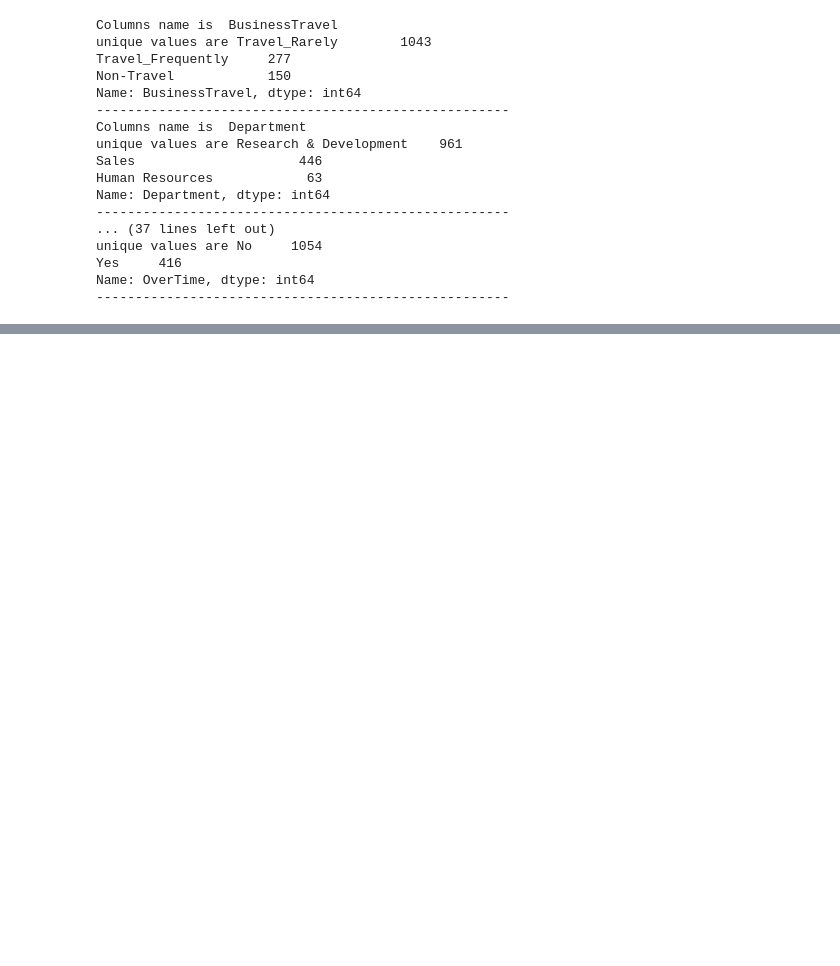
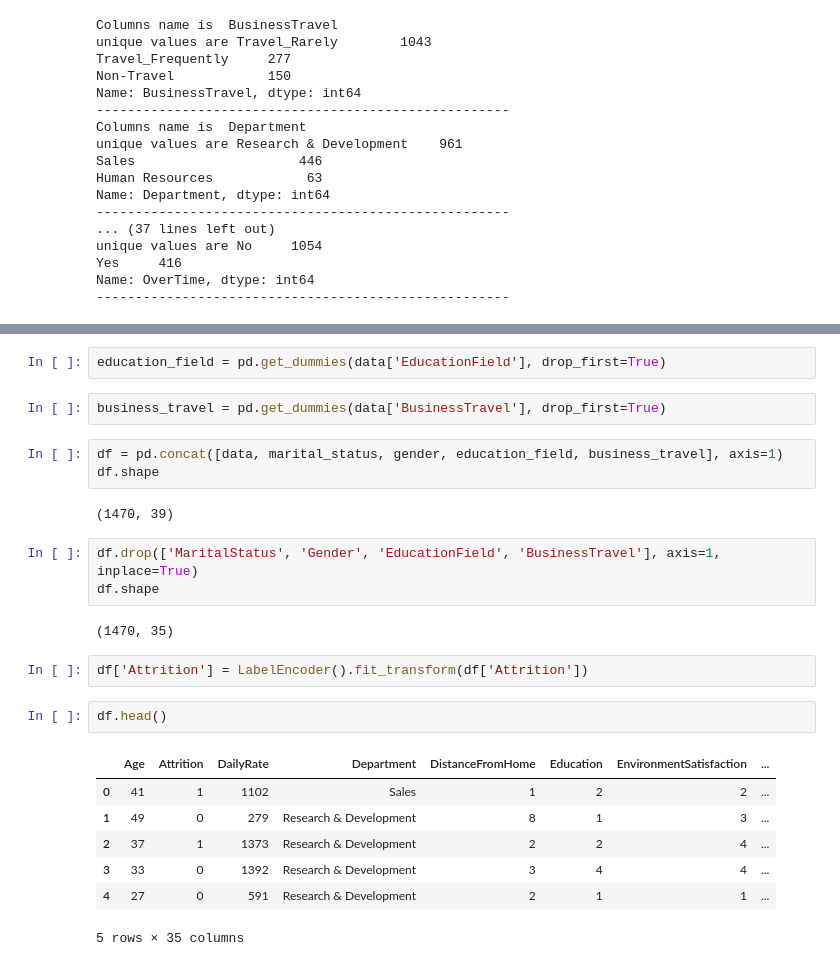
Before and after one commit to Chetan-Sagathiya/Employee-Attrition-Prediction, a Jupyter notebook: Employee-Attrition.ipynb, the cells around one changed output, grey strips where cells are left out. Saved outputs shown, nothing was run; the diff lists cells and outputs as text; blank space fills up the shorter version.

Commit message:
data cleaning

```diff
--- a/Employee-Attrition.ipynb
+++ b/Employee-Attrition.ipynb
@@ -136,0 +179,26 @@ Name: OverTime, dtype: int64
+# %%
+education_field = pd.get_dummies(data['EducationField'], drop_first=True)
+# %%
+business_travel = pd.get_dummies(data['BusinessTravel'], drop_first=True)
+# %%
+df = pd.concat([data, marital_status, gender, education_field, business_travel], axis=1)
+df.shape
+# %% [output]
+(1470, 39)
+# %%
+df.drop(['MaritalStatus', 'Gender', 'EducationField', 'BusinessTravel'], axis=1, inplace=True)
+df.shape
+# %% [output]
+(1470, 35)
+# %%
+df['Attrition'] = LabelEncoder().fit_transform(df['Attrition'])
+# %%
+df.head()
+# %% [output]
+|  | Age | Attrition | DailyRate | Department | DistanceFromHome | Education | EnvironmentSatisfaction | ... |
+| 0 | 41 | 1 | 1102 | Sales | 1 | 2 | 2 | ... |
+| 1 | 49 | 0 | 279 | Research & Development | 8 | 1 | 3 | ... |
+| 2 | 37 | 1 | 1373 | Research & Development | 2 | 2 | 4 | ... |
+| 3 | 33 | 0 | 1392 | Research & Development | 3 | 4 | 4 | ... |
+| 4 | 27 | 0 | 591 | Research & Development | 2 | 1 | 1 | ... |
+5 rows × 35 columns
```
Also changed, not shown: parts of 20 cells of this notebook.
